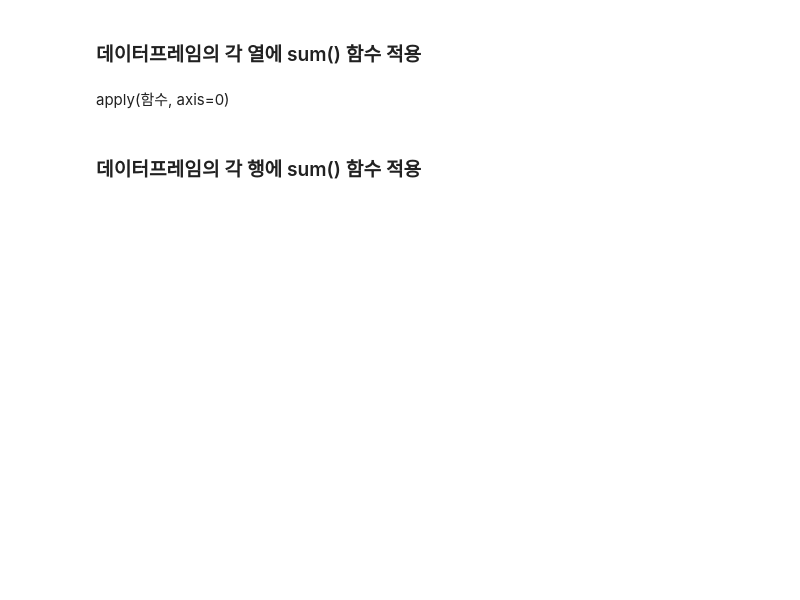
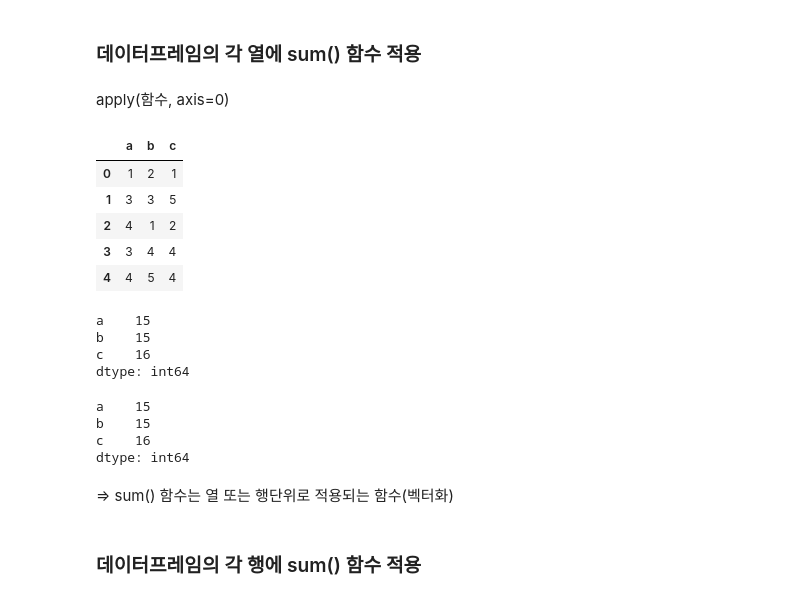
Before and after one commit to dkdkdk606/national_Defense, a Jupyter notebook: 04_pandas/1.코드/pandas_06_데이터파악과조작4_apply.ipynb, the cells around one changed output. Saved outputs shown, nothing was run; the diff lists cells and outputs as text; code cells hidden in the pictures; blank space fills up the shorter version.

```diff
--- a/04_pandas/1.코드/pandas_06_데이터파악과조작4_apply.ipynb
+++ b/04_pandas/1.코드/pandas_06_데이터파악과조작4_apply.ipynb
@@ -48,5 +121,28 @@ DataFrame.apply(func, axis=0, raw=False, result_type=None, args=(),
 ### 데이터프레임의 각 열에 sum() 함수 적용
 # %% [markdown]
 apply(함수, axis=0)
+# %%
+df
+df.apply(np.sum, axis=0)
+# %% [output]
+|  | a | b | c |
+| 0 | 1 | 2 | 1 |
+| 1 | 3 | 3 | 5 |
+| 2 | 4 | 1 | 2 |
+| 3 | 3 | 4 | 4 |
+| 4 | 4 | 5 | 4 |
+a    15
+b    15
+c    16
+dtype: int64
+# %%
+df.sum()
+# %% [output]
+a    15
+b    15
+c    16
+dtype: int64
+# %% [markdown]
+=> sum() 함수는 열 또는 행단위로 적용되는 함수(벡터화)
 # %% [markdown]
 ### 데이터프레임의 각 행에 sum() 함수 적용
```
Also changed, not shown: parts of 34 cells of this notebook, 15 other files.
